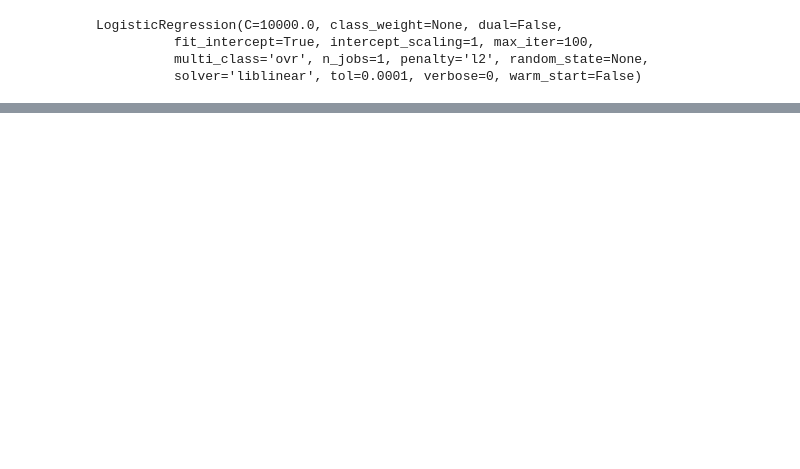
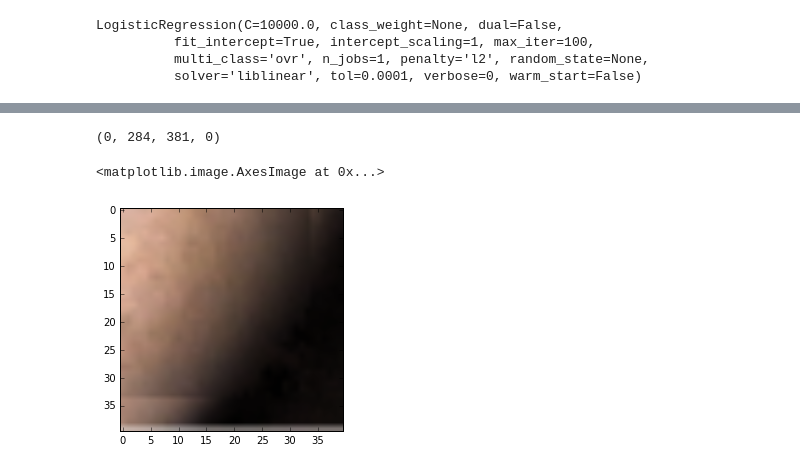
Before and after one commit to hotzenklotz/hackhpi, a Jupyter notebook: notebooks/Mule-Detection-LogReg.ipynb, the cells around one changed output, grey strips where cells are left out. Saved outputs shown, nothing was run; the diff lists cells and outputs as text; code cells hidden in the pictures; blank space fills up the shorter version.

```diff
--- a/notebooks/Mule-Detection-LogReg.ipynb
+++ b/notebooks/Mule-Detection-LogReg.ipynb
@@ -88,0 +98,44 @@ plt.imshow(labeled_img)
+# %%
+min_neighbour_count = 3
+def clean_image(labeled_img):
+    footprint = np.array([[1,1,1],
+                          [1,1,1],
+                          [1,1,1]])
+    def get_new_value(values):
+        value = values[4]
+        if (values.sum() - value) < min_neighbour_count:
+            return 0
+        else:
+            return value
+
+
+    return generic_filter(labeled_img, get_new_value, footprint=footprint)
+
+margin = 40
+def get_bounding_rect(labeled_img):
+    cleaned_labeled_img = clean_image(labeled_img)
+    left = labeled_img.shape[0]
+    right = 0
+    top = labeled_img.shape[1]
+    bottom = 0
+
+    for ix, row in enumerate(cleaned_labeled_img):
+        for iy, value in enumerate(row):
+            if value == 1:
+                if ix < left:
+                    left = ix
+                if right < ix:
+                    right = ix
+                if iy < top:
+                    top = iy
+                if bottom < iy:
+                    bottom = iy
+
+    print((top, right, bottom, left))
+    return img[left-margin:right+margin,top-margin:bottom+margin]
+# %%
+plt.imshow(get_bounding_rect(labeled_img))
+# %% [output]
+(0, 284, 381, 0)
+<matplotlib.image.AxesImage at 0x...>
+[figure, added]
```
Also changed, not shown: parts of 8 cells of this notebook, 1 other file.
